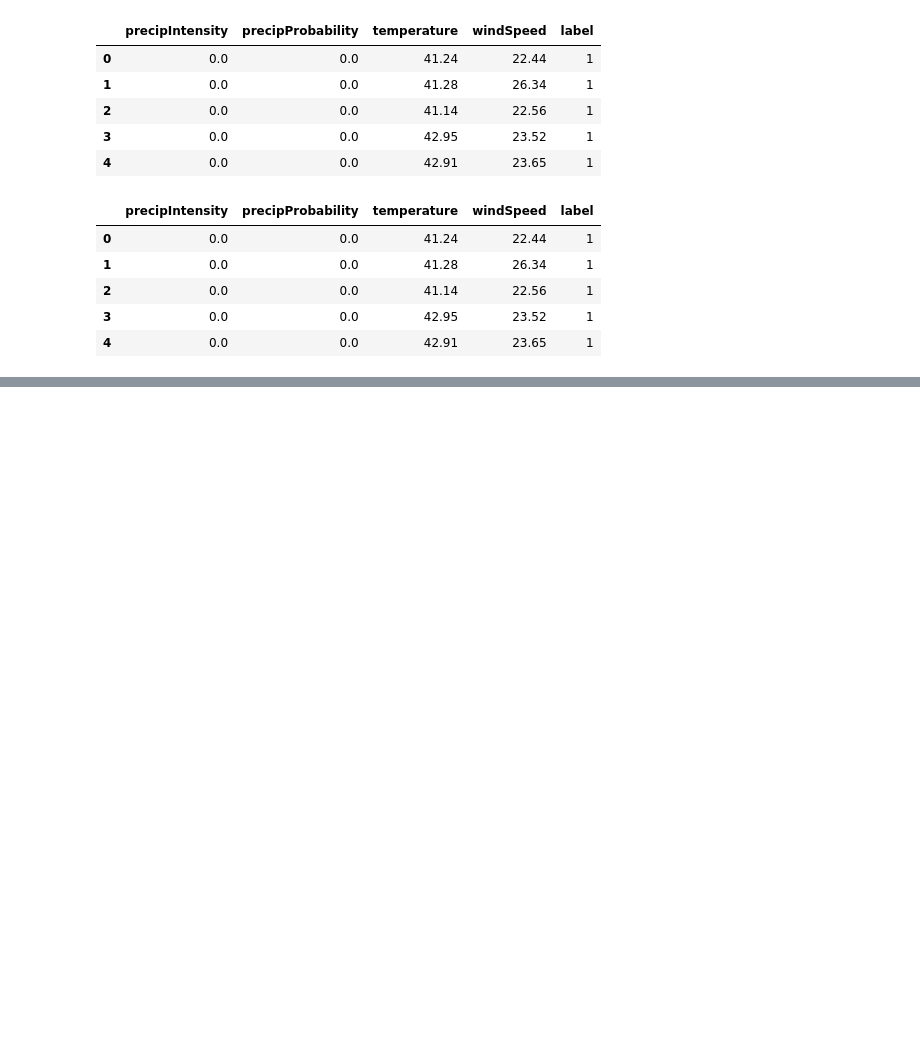
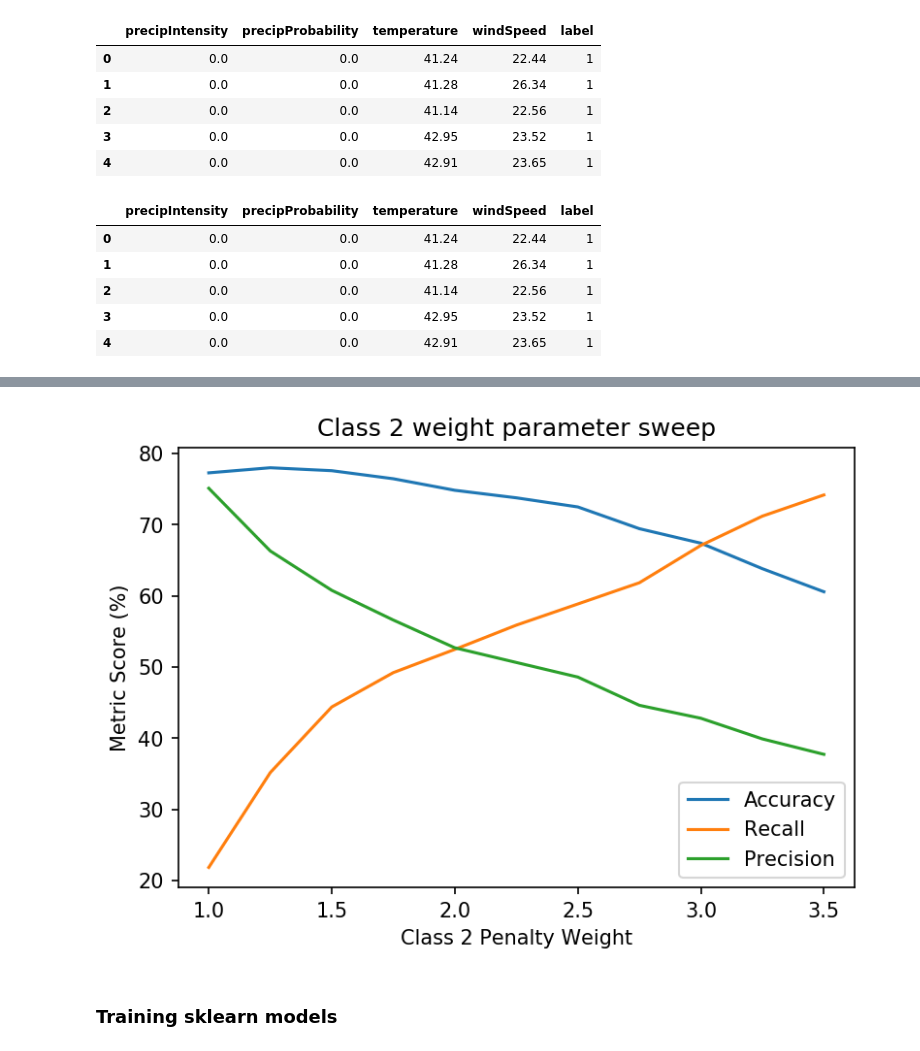
Before and after one commit to tyler-martin-12/rowing_flag_predictor, a Jupyter notebook: data/data_cleaning.ipynb, the cells around one changed output, grey strips where cells are left out. Saved outputs shown, nothing was run; the diff lists cells and outputs as text; code cells hidden in the pictures; blank space fills up the shorter version.

```diff
--- a/data/data_cleaning.ipynb
+++ b/data/data_cleaning.ipynb
@@ -150 +174,44 @@ x_train, x_test, y_train, y_test = train_test_split(x, y, test_size=.33) #, rand
+# %%
+weight_list = np.arange(1,3.75,.25)
+metrics_list = []
+for weight in weight_list:
+    model = svm.SVC(kernel='linear', class_weight={1: weight}, probability=True)
+    model.fit(x_train, y_train)
+    y_pred = model.predict(x_test)
+    acc = metrics.accuracy_score(y_test,y_pred)
+    recall = metrics.recall_score(y_test,y_pred)
+    precision = metrics.precision_score(y_test,y_pred)
+
+    cm = metrics.confusion_matrix(y_test,y_pred)
+    tn = cm[0,0]
+    fn = cm[1,0]
+    tp = cm[1,1]
+    fp = cm[0,1]
+    sens = tp / (tp + fn)
+    spec = tn / (fp + tn)
+
+    metrics_list.append([acc,recall,precision,sens,spec])
+# %%
+metrics_array = np.array(metrics_list)
+acc = metrics_array[:,0]*100
+recall = metrics_array[:,1]*100
+precision = metrics_array[:,2]*100
+
+fig1 = plt.figure(figsize=(6,4),dpi=150)
+ax = plt.gca()
+
+acc_plot = ax.plot(weight_list, acc, label='Accuracy')
+recall_plot = ax.plot(weight_list, recall, label='Recall')
+precision_plot = ax.plot(weight_list, precision, label='Precision')
+
+legend = ax.legend(loc=4)
+title = ax.set_title('Class 2 weight parameter sweep')
+ylabel = ax.set_ylabel('Metric Score (%)')
+xlabel = ax.set_xlabel('Class 2 Penalty Weight')
+
+plt.savefig('figs/param_sweep.png',dpi=150)
+# %% [output]
+[figure, added]
+# %% [markdown]
+### Training sklearn models
 # %%
```
Also changed, not shown: parts of 48 cells of this notebook, 6 other files.
